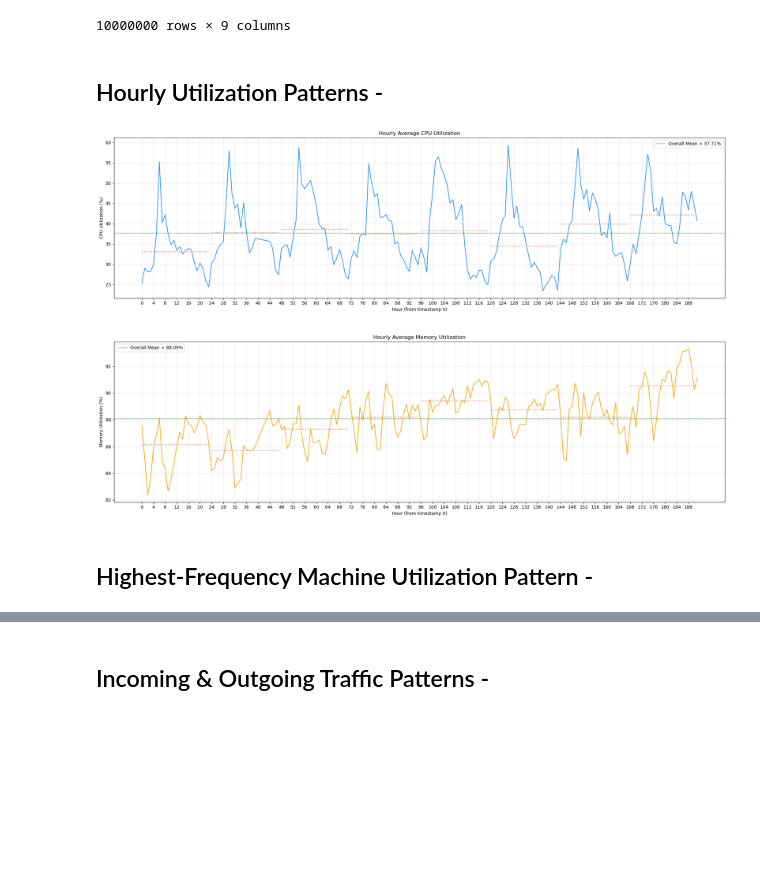
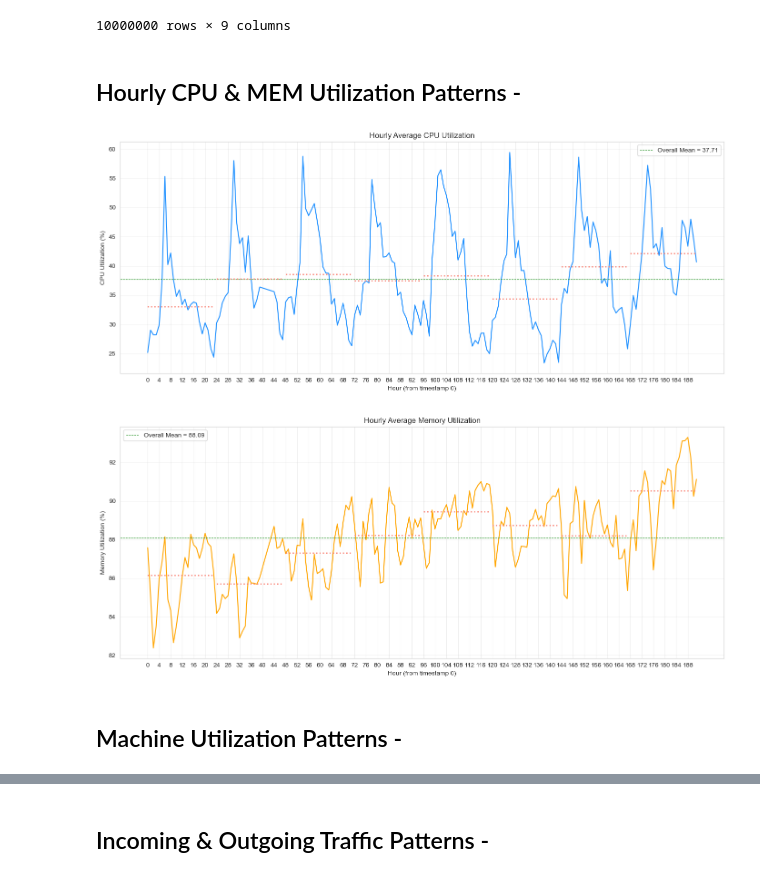
Before and after one commit to akshat-karwa/Cloud-Trace-Analysis, a Jupyter notebook: alibaba_analysis.ipynb, the cells around one changed output, grey strips where cells are left out. Cells and saved outputs as stored; diff of their text form; code cells hidden in the pictures; blank space fills up the shorter version.

Commit message:
completed Alibaba trace analysis

```diff
--- a/alibaba_analysis.ipynb
+++ b/alibaba_analysis.ipynb
@@ -45,44 +46,44 @@ machine_usage
 | 1346780 | m_2129 | 691190 | 32 | 94 | 8.87 | 1.0 | 59.49 | 53.38 | ... |
 10000000 rows × 9 columns
 # %% [markdown]
-## Hourly Utilization Patterns -
+## Hourly CPU & MEM Utilization Patterns -
 # %%
 # Splitting data into hours
 machine_usage['hour'] = machine_usage['time_stamp'] // 3600
 # Calculating hourly averages
 hourly_avg = machine_usage.groupby('hour')[['cpu_util_percent', 'mem_util_percent']].mean().reset_index()
 
 def plot_with_24h_means(data, col_name, color, ylabel, title):
-    plt.figure(figsize=(20, 6))
+    plt.figure(figsize=(14, 6))
     plt.plot(data['hour'], data[col_name], color=color, linewidth=1.5)
     overall_mean = data[col_name].mean()
-    plt.axhline(y=overall_mean, color='green', linestyle='--', linewidth=0.8, label=f'Overall Mean = {overall_mean:.2f}%')
+    plt.axhline(y=overall_mean, color='green', linestyle='--', linewidth=0.8, label=f'Overall Mean = {overall_mean:.2f}')
 
     max_hour = data['hour'].max()
     for start in range(0, max_hour + 1, 24):
         end = start + 24
         block = data[(data['hour'] >= start) & (data['hour'] < end)]
         if not block.empty:
             block_mean = block[col_name].mean()
-            plt.hlines(y=block_mean, xmin=start, xmax=end - 1, colors='salmon', linestyles='dotted', linewidth=2)
+            plt.hlines(y=block_mean, xmin=start, xmax=min(end - 1, max_hour), colors='salmon', linestyles='dotted', linewidth=2)
 
     plt.title(title)
     plt.xlabel('Hour (from timestamp 0)')
     plt.ylabel(ylabel)
     plt.xticks(ticks=np.arange(0, max_hour + 1, 4))
     plt.grid(True, alpha=0.3)
     plt.legend()
     plt.tight_layout()
-    plt.savefig(f'Alibaba_{col_name}_plot')
+    plt.savefig(f'alibaba_plots/Alibaba_{col_name}_plot')
     plt.show()
 
 # Plotting CPU Utilization
 plot_with_24h_means(data=hourly_avg, col_name='cpu_util_percent', color='dodgerblue', ylabel='CPU Utilization (%)', title='Hourly Average CPU Utilization')
 
 # Plotting Memory Utilization
 plot_with_24h_means(data=hourly_avg, col_name='mem_util_percent', color='orange', ylabel='Memory Utilization (%)', title='Hourly Average Memory Utilization')
 # %% [output]
-[figure, old version]
+[figure, new version]
-[figure, old version]
+[figure, new version]
 # %% [markdown]
-## Highest-Frequency Machine Utilization Pattern -
+## Machine Utilization Patterns -
```
Also changed, not shown: parts of 16 cells of this notebook, 12 other files.
